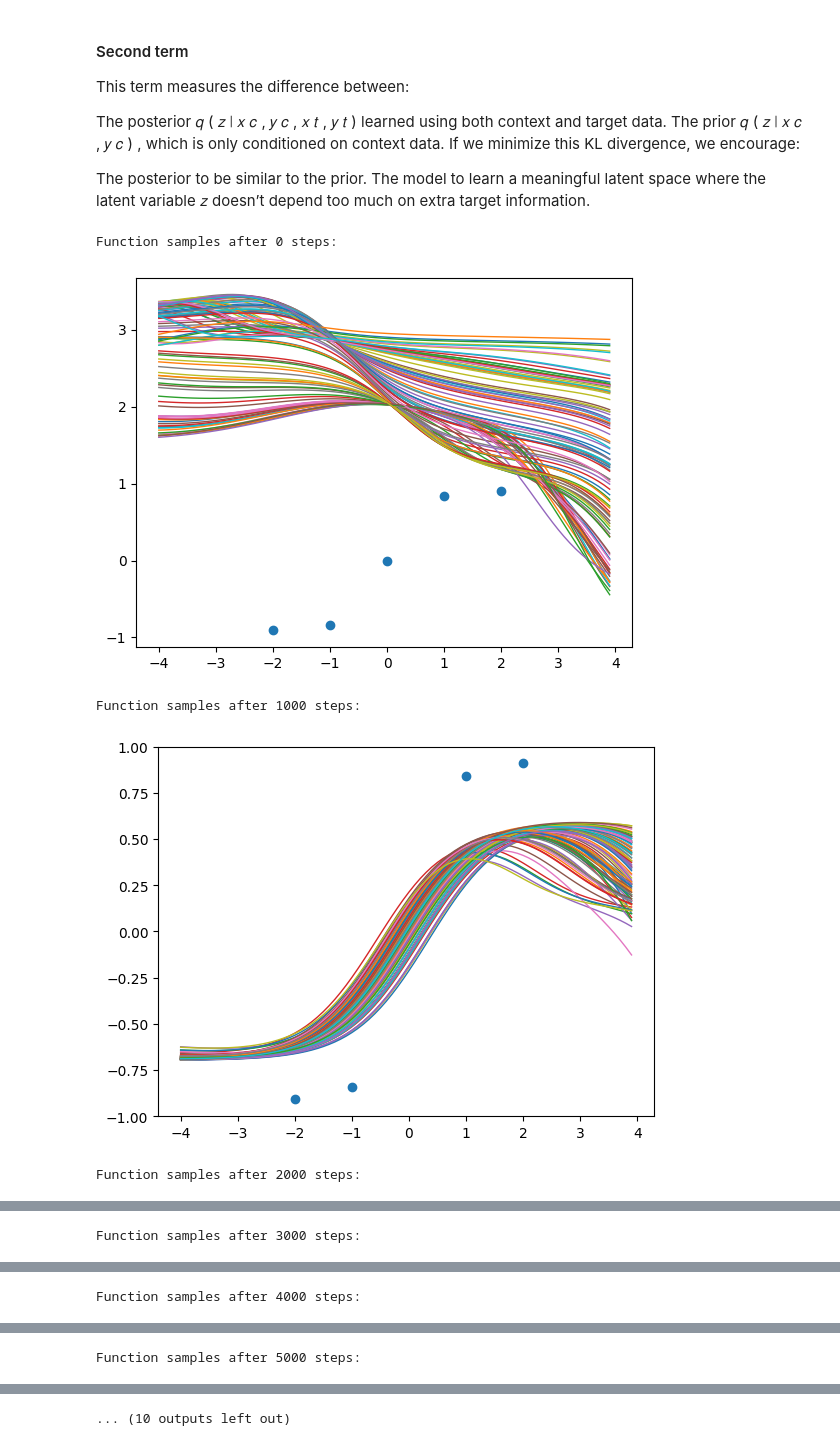
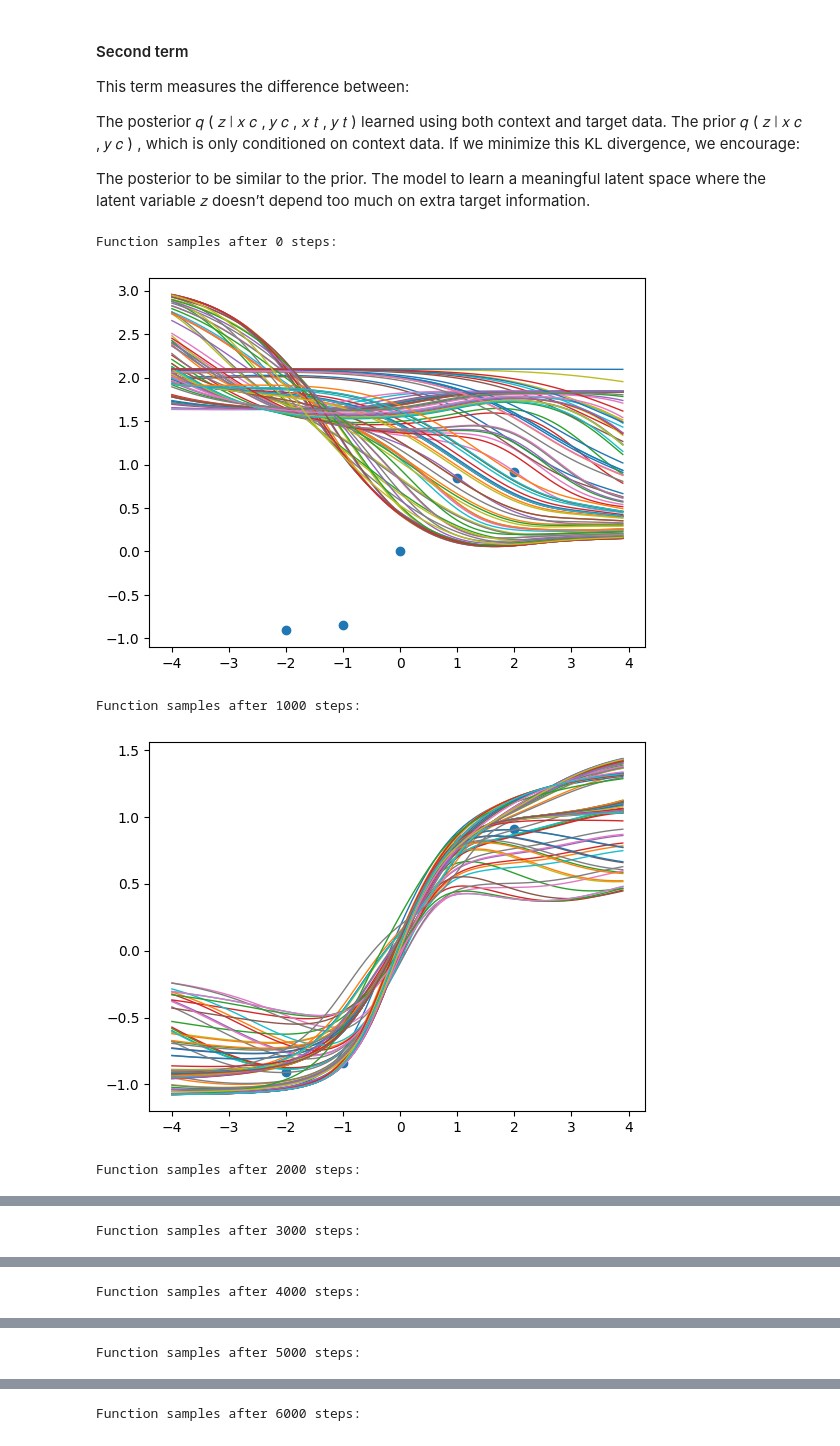
Before and after one commit to Kishan-Ved/portfolio, a Jupyter notebook: assets/jupyter/nps-from-blog.ipynb, the cells around one changed output, grey strips where cells are left out. Cells and saved outputs as stored; diff of their text form; code cells hidden in the pictures.

Commit message:
trainable std in NPs

```diff
--- a/assets/jupyter/nps-from-blog.ipynb
+++ b/assets/jupyter/nps-from-blog.ipynb
@@ -167,7 +234,8 @@ y_dim = 1
 n_z_samples = 10 # Number of samples for Monte Carlo expecation of log likelihood
 repr_encoder = REncoder(x_dim+y_dim, r_dim) # (x,y)->r
 z_encoder = ZEncoder(r_dim, z_dim) # r-> mu, std
-decoder = Decoder(x_dim+z_dim, y_dim) # (x*, z) -> y*
+# decoder = Decoder(x_dim+z_dim, y_dim) # (x*, z) -> y*
+decoder = Decoder2(x_dim+z_dim, y_dim) # (x*, z) -> y*
 opt = torch.optim.Adam(list(decoder.parameters())+list(z_encoder.parameters())+
                        list(repr_encoder.parameters()), 1e-3)
 # %%
@@ -320,10 +388,10 @@ def train(n_epochs, n_display=1000):
             visualise(x_ct, y_ct, x_g)
     return losses
 # %%
-l = train(10001)
+l = train(6001)
 # %% [output]
 Function samples after 0 steps:
-[figure, old version]
+[figure, new version]
 Function samples after 1000 steps:
-[figure, old version]
+[figure, new version]
 Function samples after 2000 steps:
@@ -337 +405 @@ Function samples after 5000 steps:
-... (10 outputs left out)
+Function samples after 6000 steps:
```
Also changed, not shown: parts of 18 cells of this notebook.
